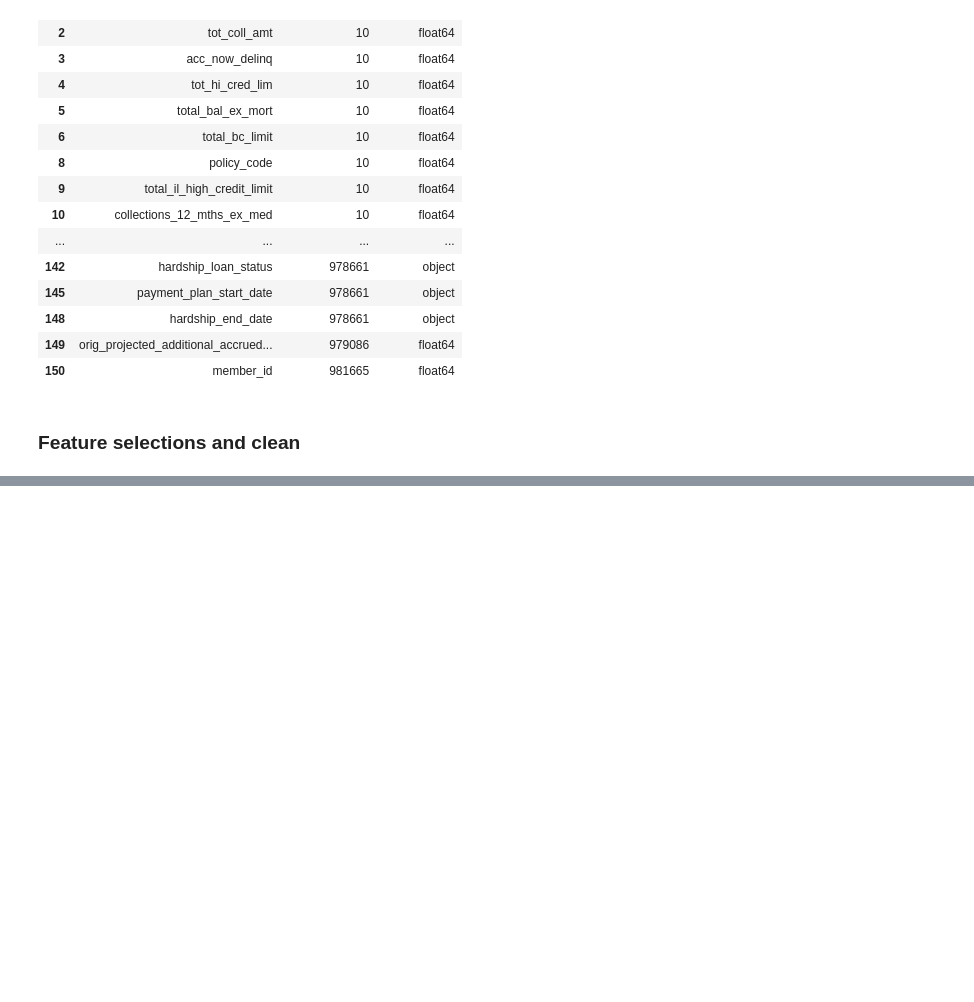
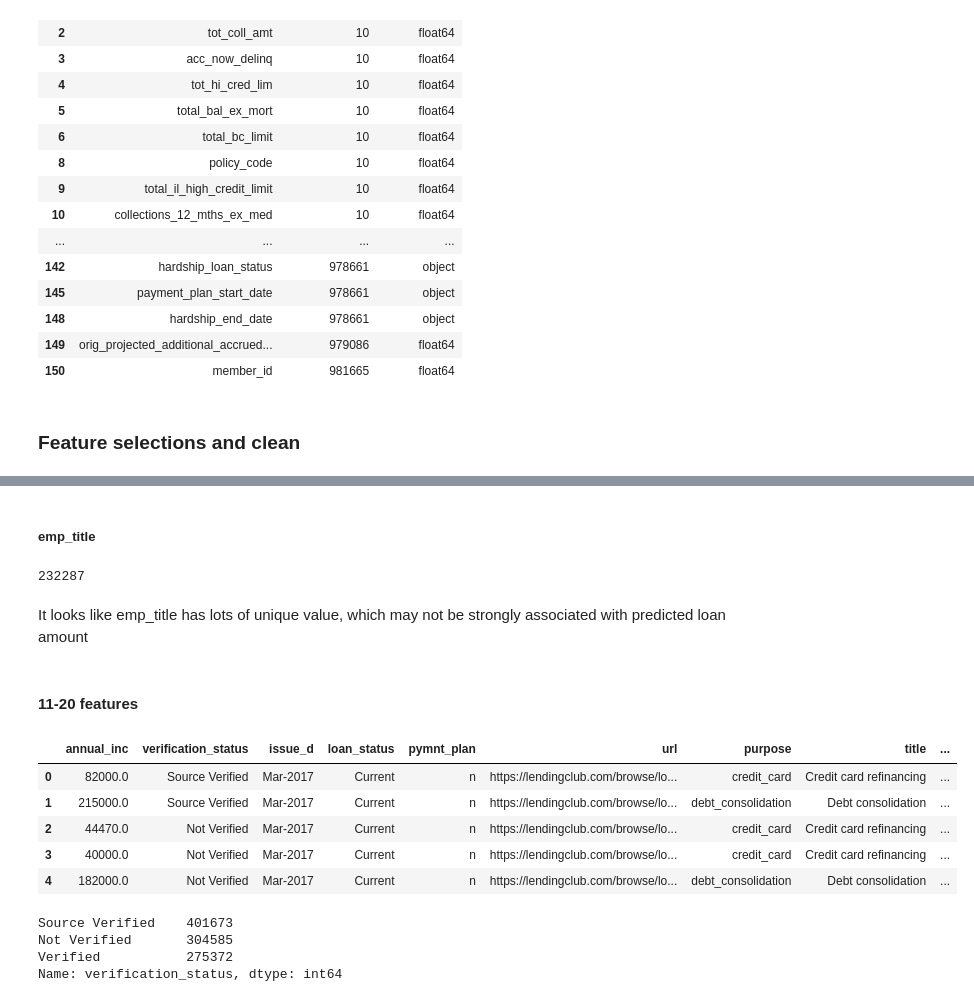
Before and after one commit to msahamed/lending_loan_prediction, a Jupyter notebook: loan_prediction.ipynb, the cells around one changed output, grey strips where cells are left out. Cells and saved outputs as stored; diff of their text form; code cells hidden in the pictures; blank space fills up the shorter version.

```diff
--- a/loan_prediction.ipynb
+++ b/loan_prediction.ipynb
@@ -72,0 +239,2 @@ df_dtypes.sort_values(['missing_value', 'feature_type'])
+# %%
+df.int_rate = df.int_rate.str.replace('%', '').astype(np.float32)
@@ -72,0 +245,28 @@ df_dtypes.sort_values(['missing_value', 'feature_type'])
+# %% [markdown]
+##### emp_title
+# %%
+len(df.emp_title.value_counts())
+# %% [output]
+232287
+# %% [markdown]
+It looks like emp_title has lots of unique value, which may not be strongly associated with predicted loan amount
+# %%
+df.drop('emp_title', axis = 1, inplace= True)
+# %% [markdown]
+#### 11-20 features
+# %%
+df.iloc[0:5, 11: 20]
+# %% [output]
+|  | annual_inc | verification_status | issue_d | loan_status | pymnt_plan | url | purpose | title | ... |
+| 0 | 82000.0 | Source Verified | Mar-2017 | Current | n | https://lendingclub.com/browse/lo... | credit_card | Credit card refinancing | ... |
+| 1 | 215000.0 | Source Verified | Mar-2017 | Current | n | https://lendingclub.com/browse/lo... | debt_consolidation | Debt consolidation | ... |
+| 2 | 44470.0 | Not Verified | Mar-2017 | Current | n | https://lendingclub.com/browse/lo... | credit_card | Credit card refinancing | ... |
+| 3 | 40000.0 | Not Verified | Mar-2017 | Current | n | https://lendingclub.com/browse/lo... | credit_card | Credit card refinancing | ... |
+| 4 | 182000.0 | Not Verified | Mar-2017 | Current | n | https://lendingclub.com/browse/lo... | debt_consolidation | Debt consolidation | ... |
+# %%
+df.verification_status.value_counts()
+# %% [output]
+Source Verified    401673
+Not Verified       304585
+Verified           275372
+Name: verification_status, dtype: int64
```
Also changed, not shown: parts of 39 cells of this notebook, 1 other file.
